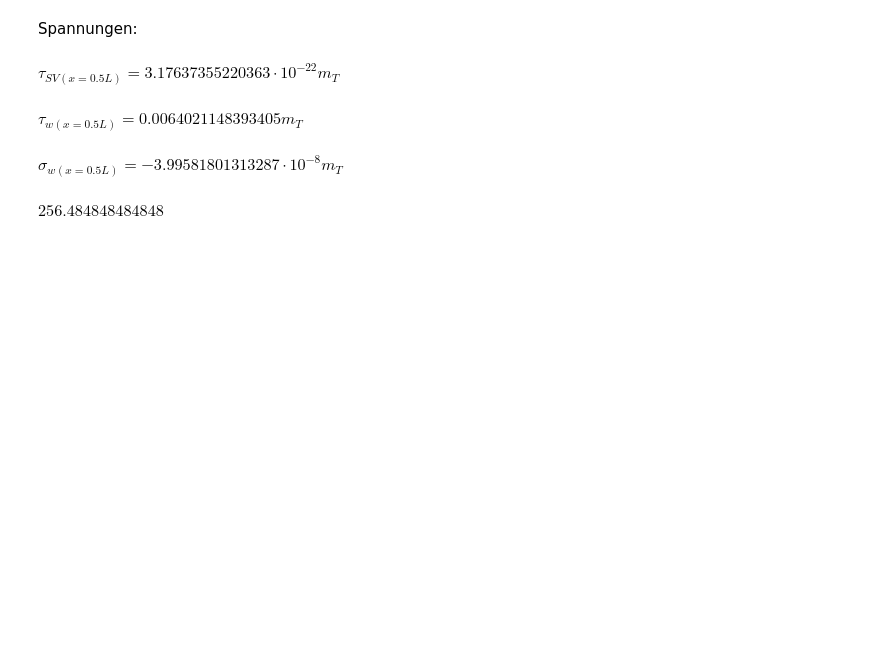
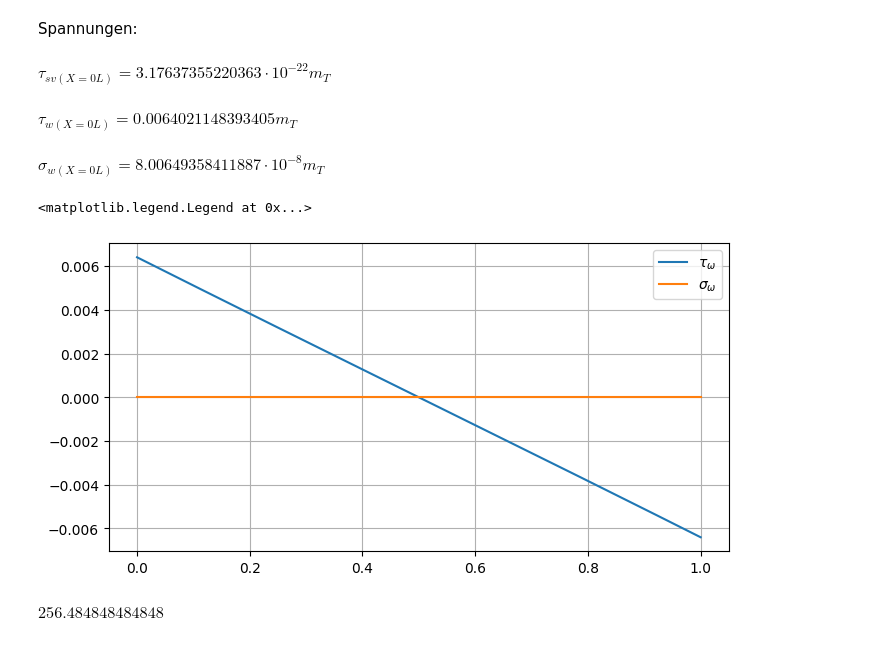
Before and after one commit to StatikMax/Woelbkrafttorsion, a Jupyter notebook: Torsion.ipynb, the cells around one changed output. Saved outputs shown, nothing was run; the diff lists cells and outputs as text; code cells hidden in the pictures; blank space fills up the shorter version.

```diff
--- a/Torsion.ipynb
+++ b/Torsion.ipynb
@@ -98,15 +107,15 @@ DGL und Lösung
 Zunächst wird die Lösung der Verdrehung $\vartheta$ und die Ableitungen definiert.
 # %%
 #DGL für konstantes M_T
-theta = C1*sp.exp(lamb*x) + C2*sp.exp(-lamb*x) + C3 + M_T/(G*I_T)*x
-theta_r = C4*sp.exp(lamb*x) + C5*sp.exp(-lamb*x) + C6 + M_T/(G*I_T)*x
+# theta = C1*sp.exp(lamb*x) + C2*sp.exp(-lamb*x) + C3 + M_T/(G*I_T)*x
+# theta_r = C4*sp.exp(lamb*x) + C5*sp.exp(-lamb*x) + C6 + M_T/(G*I_T)*x
 
 #DGL für konstantes m_T
 theta = C1*sp.sinh(lamb*x )+ C2*sp.cosh(lamb*x) + C3*x + C4 - m_T/(2*G*I_T)*x**2
 
 #Ableitungen
 d_theta = sp.diff(theta, x)
-d_theta_r = sp.diff(theta_r, x)
+# d_theta_r = sp.diff(theta_r, x)
 dd_theta = sp.diff(theta, x, 2)
 ddd_theta = sp.diff(theta, x, 3)
 dddd_theta = sp.diff(theta, x, 4)
@@ -175,23 +184,45 @@ S_w = sp.Piecewise((S_w_s_, abs(y)>=b_/2), (S_w_g_, True))
 # %% [markdown]
 Spannungen:
 # %%
-x_ = 0.5          # 0 <= x_ <= L
+x_ = 0          # 0 <= x_ <= 1
 y_ = b_/2
 z_ = h_/2
 t_s_ = 17
 
 tau_SV_ = get_val((M_Tp_/(2*h_*b_*min(t_s_, t_g_))))
-display(sp.Eq(sp.Symbol(f'tau_SV(x={x_}L)'),tau_SV_.evalf(subs={h:h_, b:b_, t_s:t_s_, t_g:t_g_, y:y_, z:z_, x:0})))
+display(sp.Eq(sp.Symbol(f'tau_sv(X={x_}L)'),tau_SV_.evalf(subs={y:y_, z:z_, x:0})))
 
 tau_w_ = get_val((M_Ts_/I_w*t_s_) * (S_w))
-display(sp.Eq(sp.Symbol(f'tau_w(x={x_}L)'),tau_w_.evalf(subs={h:h_, b:b_, t_s:t_s_, t_g:t_g_, y:y_, z:z_, x:0})))
+display(sp.Eq(sp.Symbol(f'tau_w(X={x_}L)'),tau_w_.evalf(subs={y:y_, z:z_, x:0})))
 
 sig_w_ = - M_w_/get_val(I_w) * get_val(phi)
-display(sp.Eq(sp.Symbol(f'sigma_w(x={x_}L)'),sig_w_.evalf(subs={y:y_, z:z_, x:x_})))
+display(sp.Eq(sp.Symbol(f'sigma_w(X={x_}L)'),sig_w_.evalf(subs={y:y_, z:z_, x:x_})))
 # %% [output]
-$\displaystyle \tau_{SV(x=0.5L)} = 3.17637355220363 \cdot 10^{-22} m_{T}$
+$\displaystyle \tau_{sv(X=0L)} = 3.17637355220363 \cdot 10^{-22} m_{T}$
-$\displaystyle \tau_{w(x=0.5L)} = 0.0064021148393405 m_{T}$
+$\displaystyle \tau_{w(X=0L)} = 0.0064021148393405 m_{T}$
-$\displaystyle \sigma_{w(x=0.5L)} = - 3.99581801313287 \cdot 10^{-8} m_{T}$
+$\displaystyle \sigma_{w(X=0L)} = 8.00649358411887 \cdot 10^{-8} m_{T}$
+# %%
+def get_np_vals(sp_expr, x_np, yzm):
+    sp_lambdified = sp.lambdify((x, y, z, m_T),sp_expr, 'numpy')
+    np_arr = sp_lambdified(x_np,**yzm)
+    return np_arr
+# %%
+x_np = np.mgrid[0:l_:501j]
+yzm = {'y':b_/2, 'z':h_/2, 'm_T':1}
+tau_SV_np = get_np_vals(tau_SV_,x_np,yzm)
+tau_w_np = get_np_vals(tau_w_,x_np,yzm)
+sig_w_np = get_np_vals(sig_w_,x_np,yzm)
+
+fig = plt.figure(figsize=(8,4))
+ax = fig.add_subplot(1, 1, 1)
+# ax.plot(x_np,tau_SV_np, label='$\\tau_{SV}$')
+ax.plot(x_np,tau_w_np, label='$\\tau_{\omega}$')
+ax.plot(x_np,sig_w_np, label='$\sigma_{\omega}$')
+ax.grid(True,'major')
+ax.legend()
+# %% [output]
+<matplotlib.legend.Legend at 0x...>
+[figure, added]
 # %%
 # p1 = sp.plotting.plot(ddd_theta_)
 # %%
```
Also changed, not shown: parts of 5 cells of this notebook, 1 other file.
